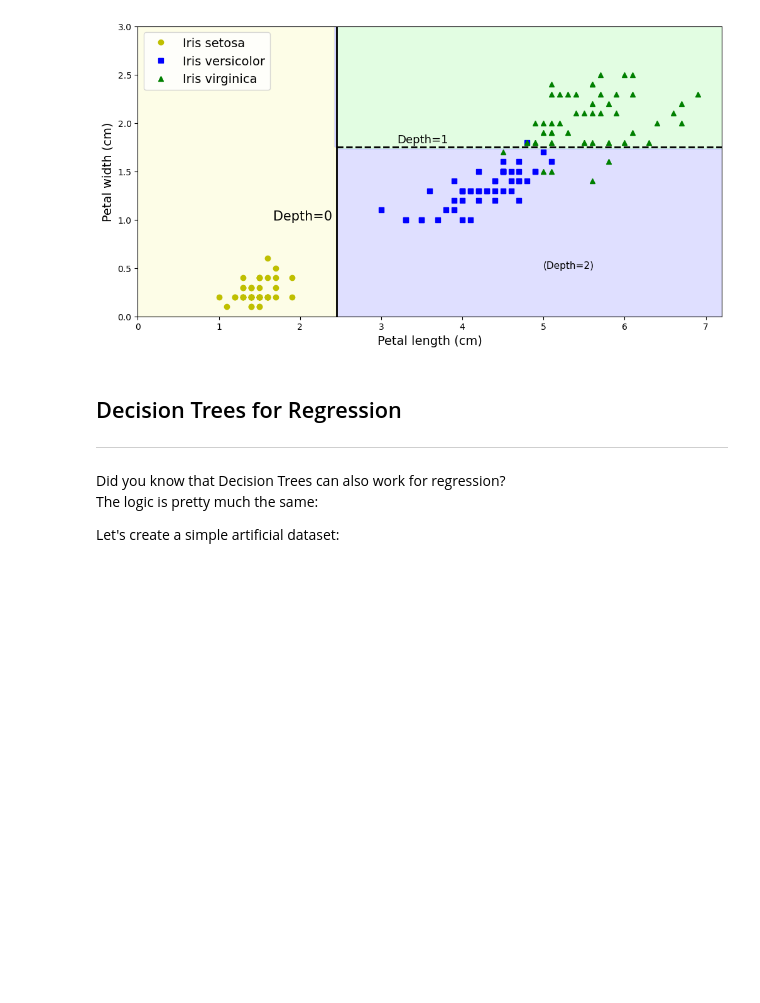
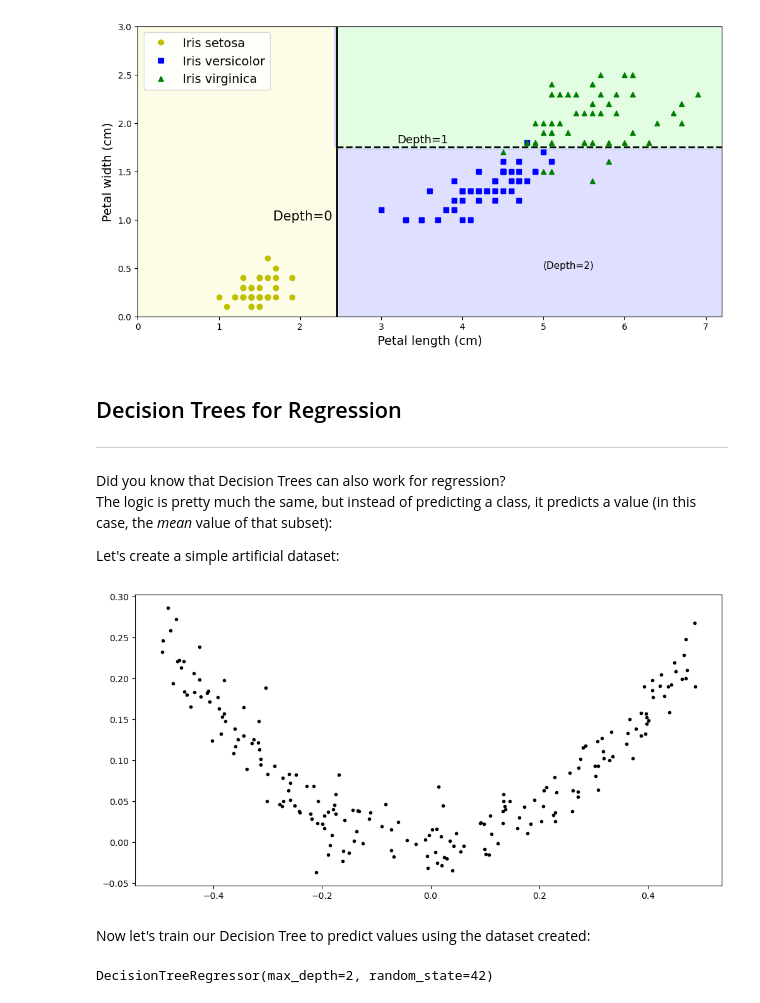
Before and after one commit to edmar-bevilaqua/data_science, a Jupyter notebook: Fundamentals/decision_trees.ipynb, the cells around one changed output. Cells and saved outputs as stored; diff of their text form; code cells hidden in the pictures; blank space fills up the shorter version.

Commit message:
update decision_trees.ipynb
Add the graph of the Regressor Tree

```diff
--- a/Fundamentals/decision_trees.ipynb
+++ b/Fundamentals/decision_trees.ipynb
@@ -92,16 +92,29 @@ plt.show()
 ## Decision Trees for Regression
 ---
 Did you know that Decision Trees can also work for regression?
-The logic is pretty much the same:
+The logic is pretty much the same, but instead of predicting a class, it predicts a value (in this case, the _mean_ value of that subset):
 
 
 Let's create a simple artificial dataset:
 # %%
+from turtle import color
 from sklearn.tree import DecisionTreeRegressor
 
 np.random.seed(42)
 X_quad = np.random.rand(200, 1) - 0.5
 y_quad = X_quad ** 2 + 0.025 * np.random.randn(200, 1)
 
-tree_reg = DecisionTreeRegressor(max_depth=2, random_state=42)
-tree_reg.fit(X_quad, y_quad)
+plt.figure(figsize=(12, 6))
+plt.plot(X_quad, y_quad, 'k.')
+plt.show()
+# %% [output]
+[figure, added]
+# %% [markdown]
+Now let's train our Decision Tree to predict values using the dataset created:
+# %%
+from sklearn.tree import DecisionTreeRegressor
+
+tree_reg = DecisionTreeRegressor(max_depth=2, random_state=42, )
+tree_reg.fit(X_quad, y_quad)
+# %% [output]
+DecisionTreeRegressor(max_depth=2, random_state=42)
```
Also changed, not shown: parts of 2 cells of this notebook, 3 other files.
